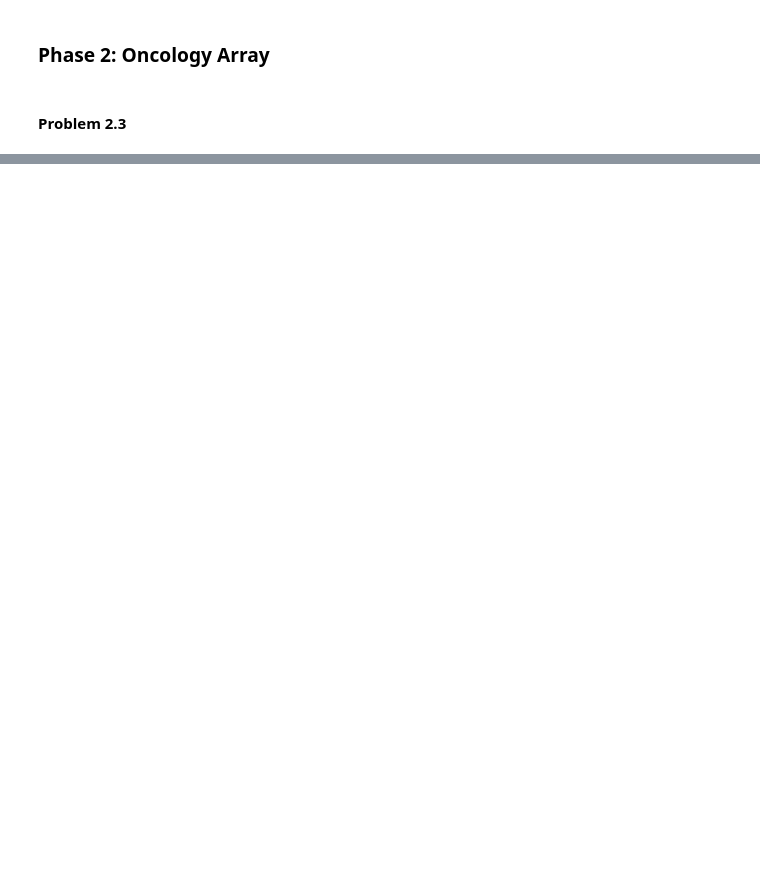
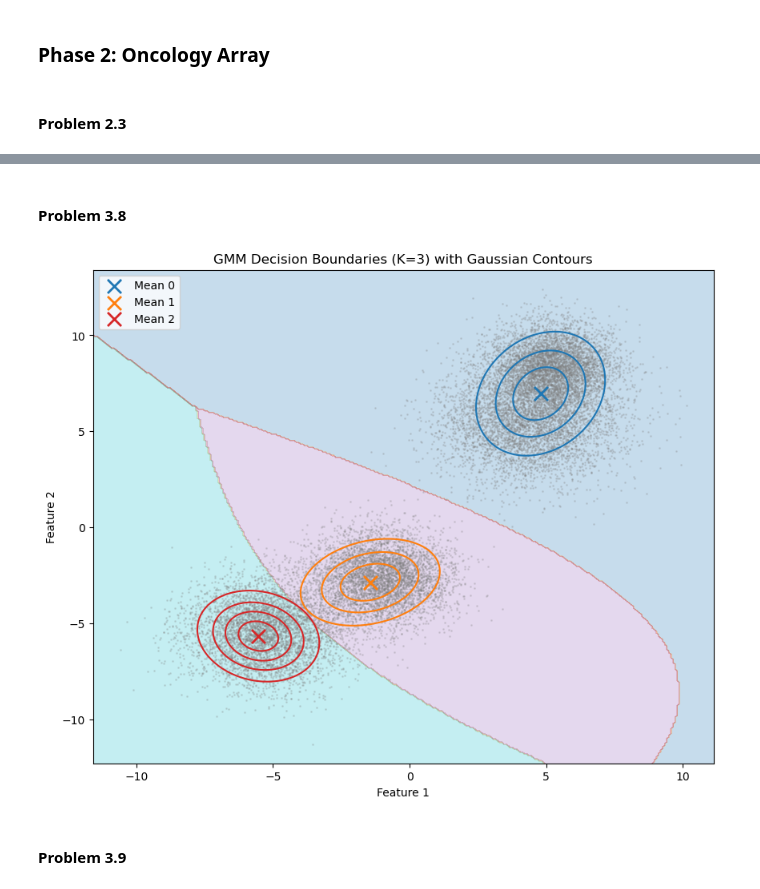
Before and after one commit to dwaipayanhaldar/E1-213-Pattern-Recognition-Neural-Network, a Jupyter notebook: Assignment_1/E1_213_A1_Dwaipayan_Haldar_code.ipynb, the cells around one changed output, grey strips where cells are left out. Cells and saved outputs as stored; diff of their text form; code cells hidden in the pictures; blank space fills up the shorter version.

```diff
--- a/Assignment_1/E1_213_A1_Dwaipayan_Haldar_code.ipynb
+++ b/Assignment_1/E1_213_A1_Dwaipayan_Haldar_code.ipynb
@@ -114,0 +174,9 @@ sigma
+# %% [markdown]
+#### Problem 3.8
+# %%
+model = gaussian_mixture(data_3)
+model.decision_boundary()
+# %% [output]
+[figure, added]
+# %% [markdown]
+#### Problem 3.9
```
Also changed, not shown: parts of 24 cells of this notebook, 1 other file.
